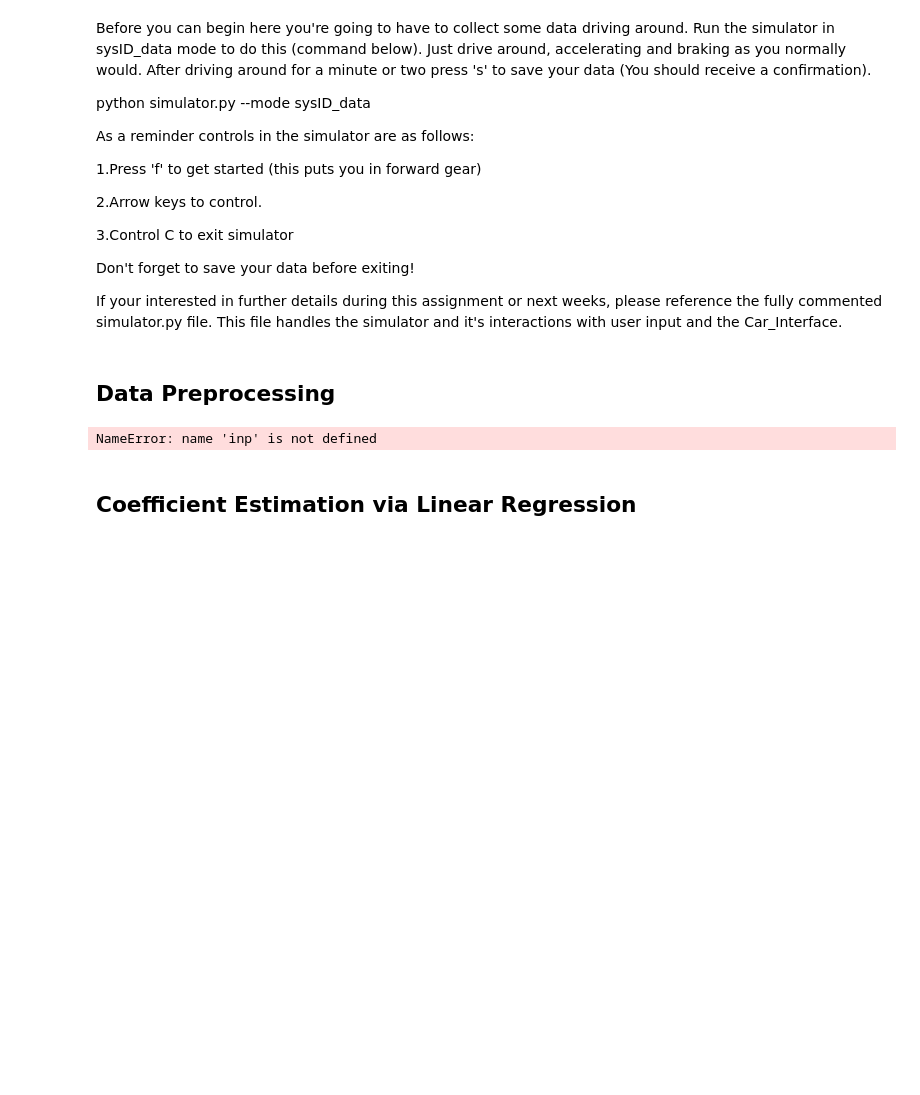
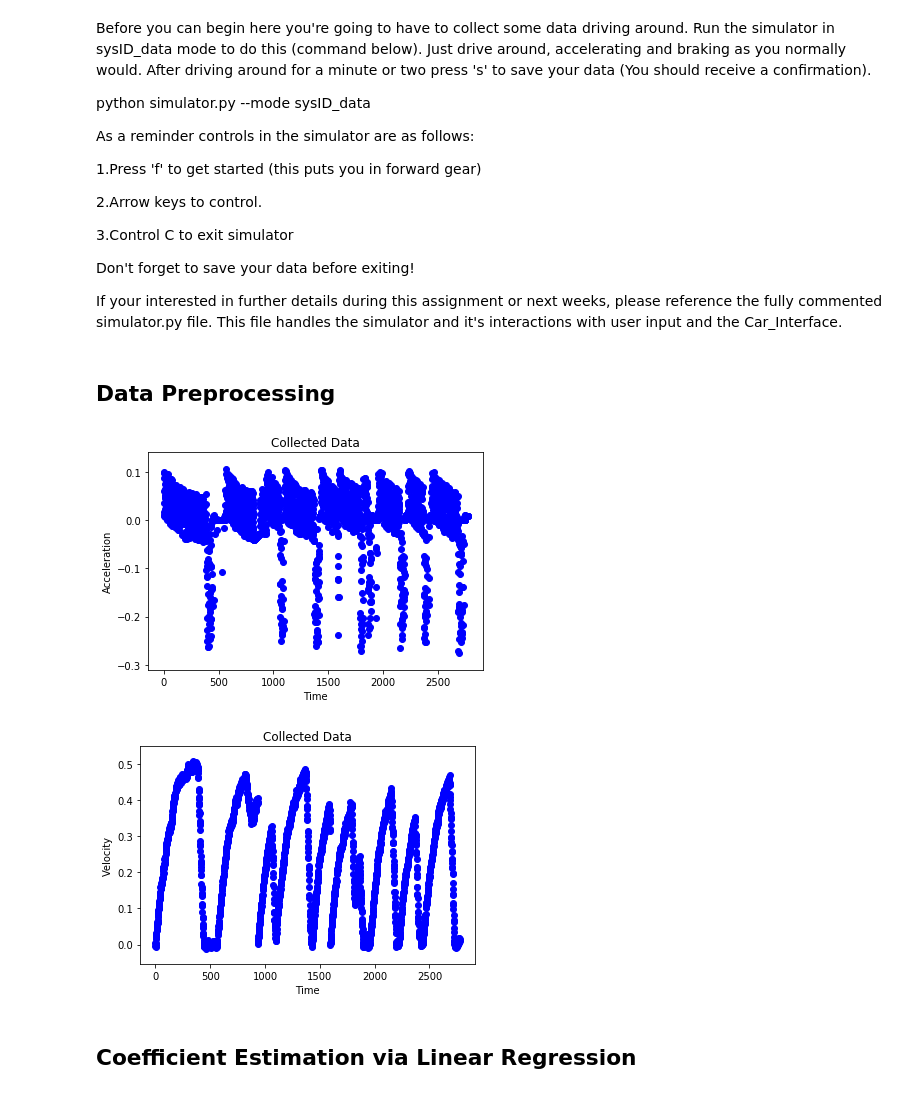
Before and after one commit to prpranav/Self-Driving-Car-Simulator, a Jupyter notebook: hw/sysid/hw2_system_id.ipynb, the cells around one changed output. Saved outputs shown, nothing was run; the diff lists cells and outputs as text; code cells hidden in the pictures; blank space fills up the shorter version.

```diff
--- a/hw/sysid/hw2_system_id.ipynb
+++ b/hw/sysid/hw2_system_id.ipynb
@@ -79,40 +79,48 @@ for t, (ped, amt, vel, acc) in enumerate(data_points):
 
     #CODE HERE
 
+    if (ped == "accelerator"):
+        inp = [acc, 0, vel]
+    elif (ped == 'brake'):
+        inp = [0, amt, vel]
+    else:
+        inp = [0, 0, vel]
+
     all_inps.append(inp)
     all_outs.append(acc)
     all_times.append(t)
 
     '''
     You may notice that your linear model struggles with a specific scenario.
     This scenario results in your linear model being a poor fit for the general trend.
     Specifically there is a specific circumstance in which acceleration behaves nonlinearly,
     and it hurts the model to accomodate this.
     Here we will remedy this issue by filtering out the nonlinear scenario and fit a better
     linear model to the true linear data.
     HINT: Do you ever move backwards when in forward gear? When might the model think you should?
     '''
     #CODE HERE (replace 'True')
-    if (True):
+    if (abs(acc)<.2):
         filt_inps.append(inp)
         filt_outs.append(acc)
         filt_times.append(t)
 
 
 
 plt.title("Collected Data")
 plt.xlabel("Time")
 plt.ylabel("Acceleration")
 plt.scatter(all_times, all_outs, color = 'b')
 plt.show()
 
 plt.title("Collected Data")
 plt.xlabel("Time")
 plt.ylabel("Velocity")
 plt.scatter(all_times, [vel for (_, _, vel) in all_inps], color = 'b')
 plt.show()
 # %% [output]
-NameError: name 'inp' is not defined
+[figure, added]
+[figure, added]
 # %% [markdown]
 ## Coefficient Estimation via Linear Regression
 # %%
```
Also changed, not shown: parts of 4 cells of this notebook, 2 other files.
